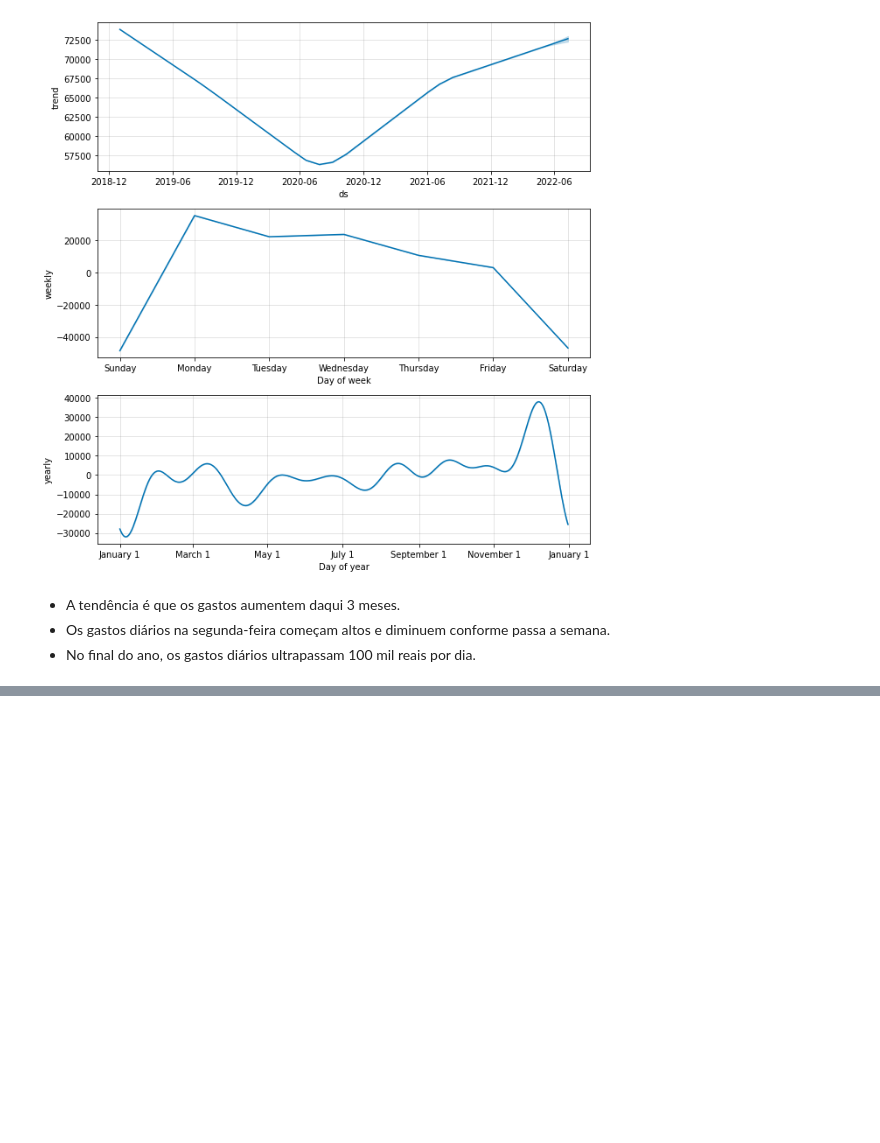
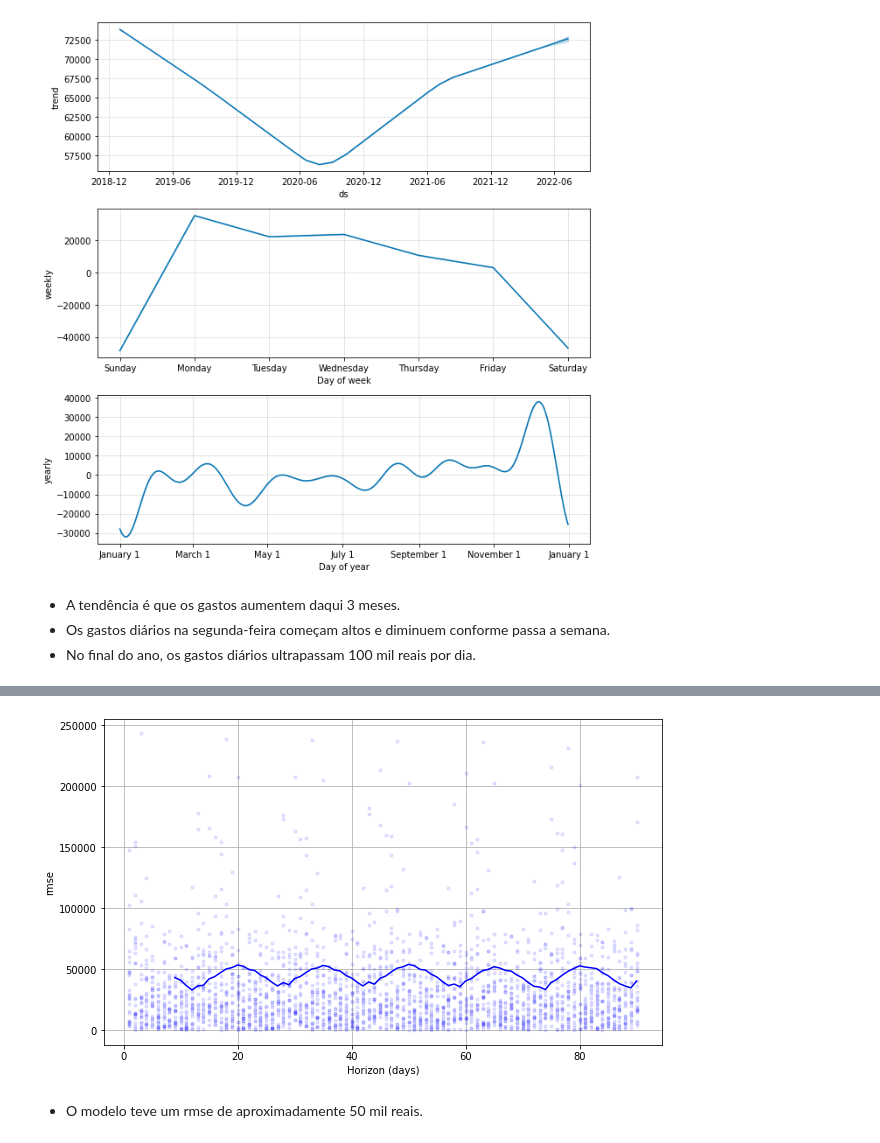
Before and after one commit to brenoakihiromorimoto/portf-lio, a Jupyter notebook: #7DaysOfCode/dia_3_Forecasting.ipynb, the cells around one changed output, grey strips where cells are left out. Saved outputs shown, nothing was run; the diff lists cells and outputs as text; code cells hidden in the pictures; blank space fills up the shorter version.

```diff
--- a/#7DaysOfCode/dia_3_Forecasting.ipynb
+++ b/#7DaysOfCode/dia_3_Forecasting.ipynb
@@ -255,0 +263,2 @@ fig2 = p.plot_components(forecast)
+# %%
+df_cv = cross_validation(p, initial='720 days', period='15 days', horizon='90 days')
@@ -255,0 +283,7 @@ fig2 = p.plot_components(forecast)
+# %%
+from prophet.plot import plot_cross_validation_metric
+fig = plot_cross_validation_metric(df_cv, metric='rmse')
+# %% [output]
+[figure, added]
+# %% [markdown]
+* O modelo teve um rmse de aproximadamente 50 mil reais.
```
Also changed, not shown: parts of 5 cells of this notebook.
